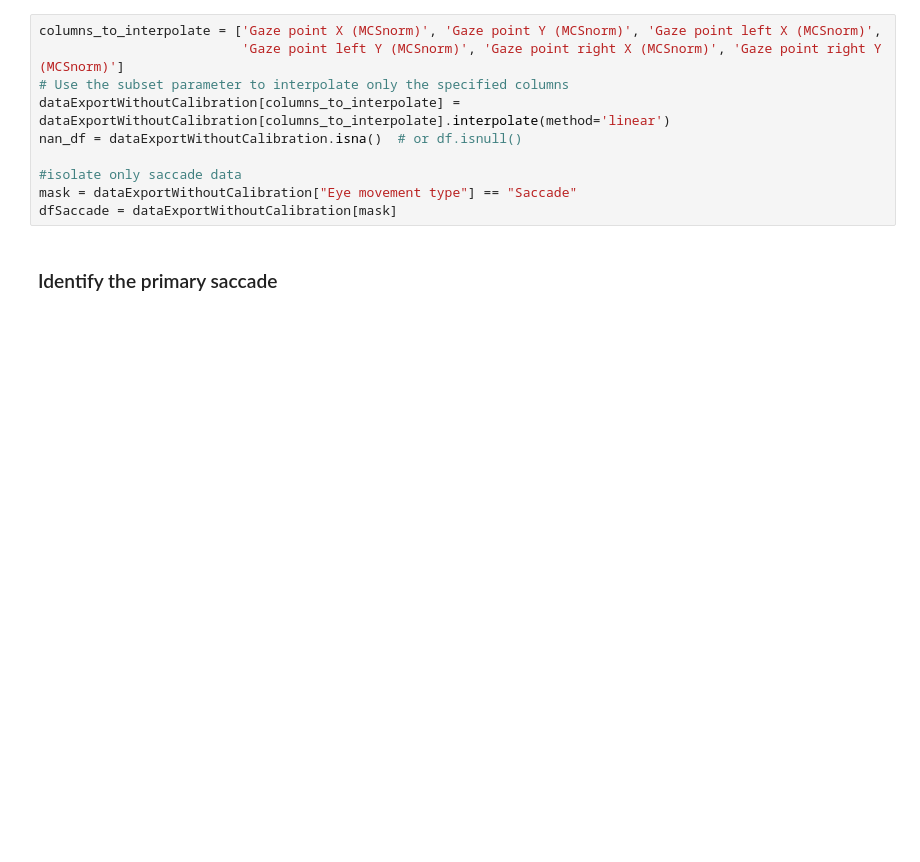
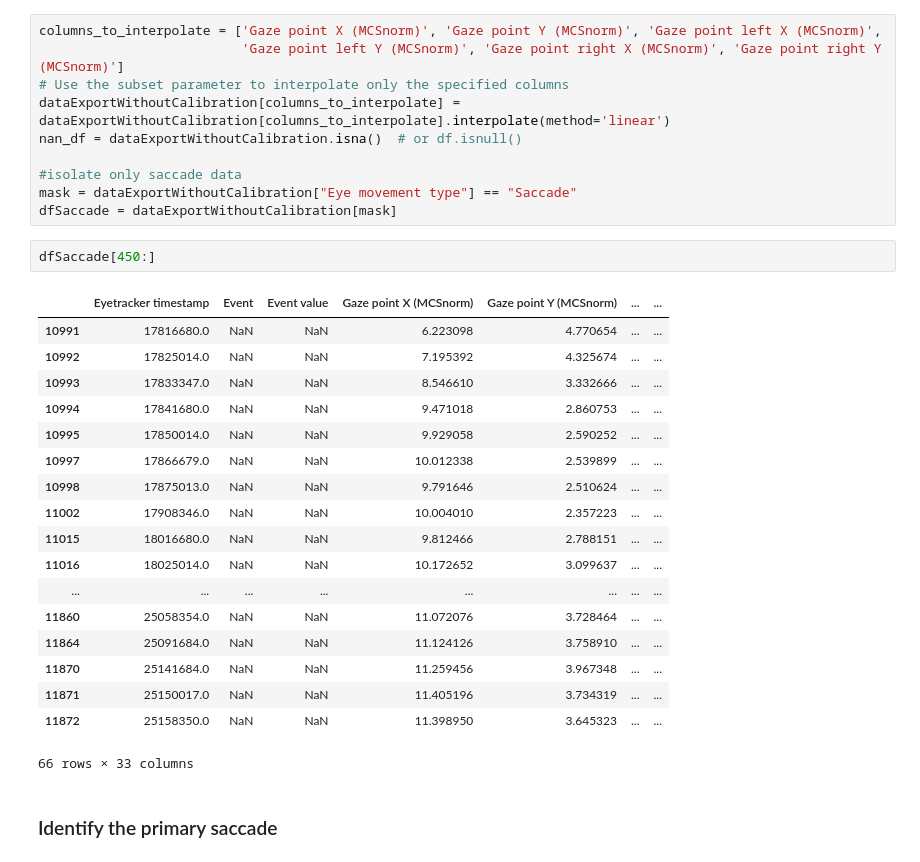
Before and after one commit to AI4VSLab/amblyopia, a Jupyter notebook: DataPreprocessing.ipynb, the cells around one changed output. Saved outputs shown, nothing was run; the diff lists cells and outputs as text; blank space fills up the shorter version.

```diff
--- a/DataPreprocessing.ipynb
+++ b/DataPreprocessing.ipynb
@@ -174,6 +129,27 @@ nan_df = dataExportWithoutCalibration.isna()  # or df.isnull()
 #isolate only saccade data
 mask = dataExportWithoutCalibration["Eye movement type"] == "Saccade"
 dfSaccade = dataExportWithoutCalibration[mask]
+# %%
+dfSaccade[450:]
+# %% [output]
+|  | Eyetracker timestamp | Event | Event value | Gaze point X (MCSnorm) | Gaze point Y (MCSnorm) | ... | ... |
+| 10991 | 17816680.0 | NaN | NaN | 6.223098 | 4.770654 | ... | ... |
+| 10992 | 17825014.0 | NaN | NaN | 7.195392 | 4.325674 | ... | ... |
+| 10993 | 17833347.0 | NaN | NaN | 8.546610 | 3.332666 | ... | ... |
+| 10994 | 17841680.0 | NaN | NaN | 9.471018 | 2.860753 | ... | ... |
+| 10995 | 17850014.0 | NaN | NaN | 9.929058 | 2.590252 | ... | ... |
+| 10997 | 17866679.0 | NaN | NaN | 10.012338 | 2.539899 | ... | ... |
+| 10998 | 17875013.0 | NaN | NaN | 9.791646 | 2.510624 | ... | ... |
+| 11002 | 17908346.0 | NaN | NaN | 10.004010 | 2.357223 | ... | ... |
+| 11015 | 18016680.0 | NaN | NaN | 9.812466 | 2.788151 | ... | ... |
+| 11016 | 18025014.0 | NaN | NaN | 10.172652 | 3.099637 | ... | ... |
+| ... | ... | ... | ... | ... | ... | ... | ... |
+| 11860 | 25058354.0 | NaN | NaN | 11.072076 | 3.728464 | ... | ... |
+| 11864 | 25091684.0 | NaN | NaN | 11.124126 | 3.758910 | ... | ... |
+| 11870 | 25141684.0 | NaN | NaN | 11.259456 | 3.967348 | ... | ... |
+| 11871 | 25150017.0 | NaN | NaN | 11.405196 | 3.734319 | ... | ... |
+| 11872 | 25158350.0 | NaN | NaN | 11.398950 | 3.645323 | ... | ... |
+66 rows × 33 columns
 # %% [markdown]
 ### Identify the primary saccade
 # %%
```
Also changed, not shown: parts of 47 cells of this notebook.
